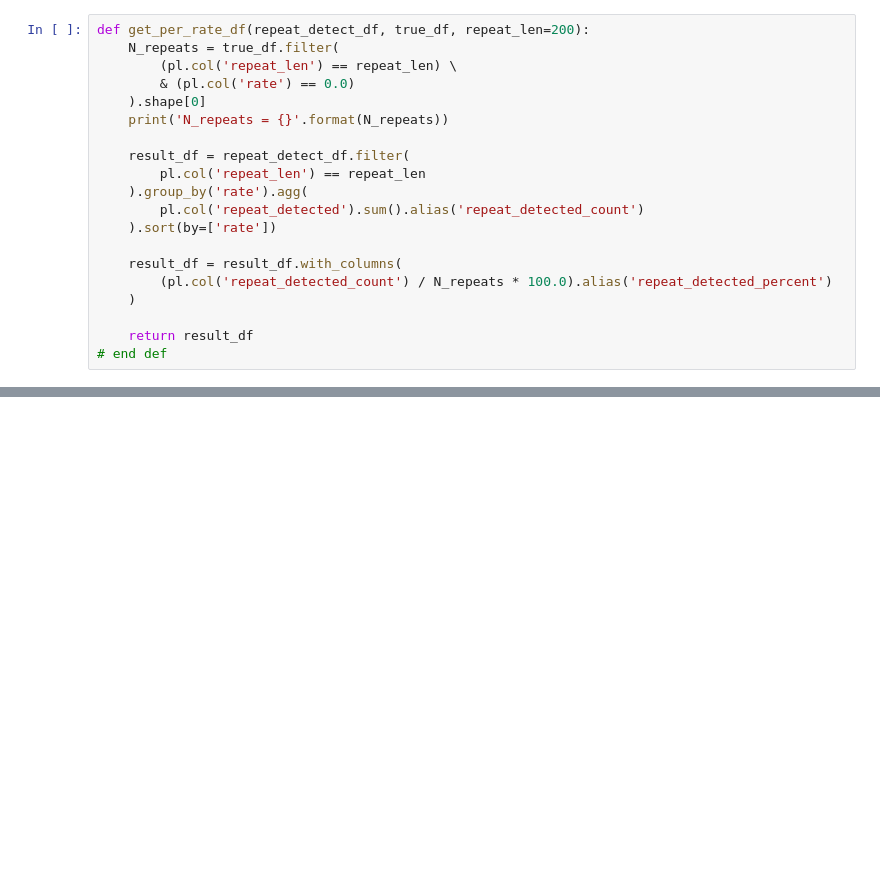
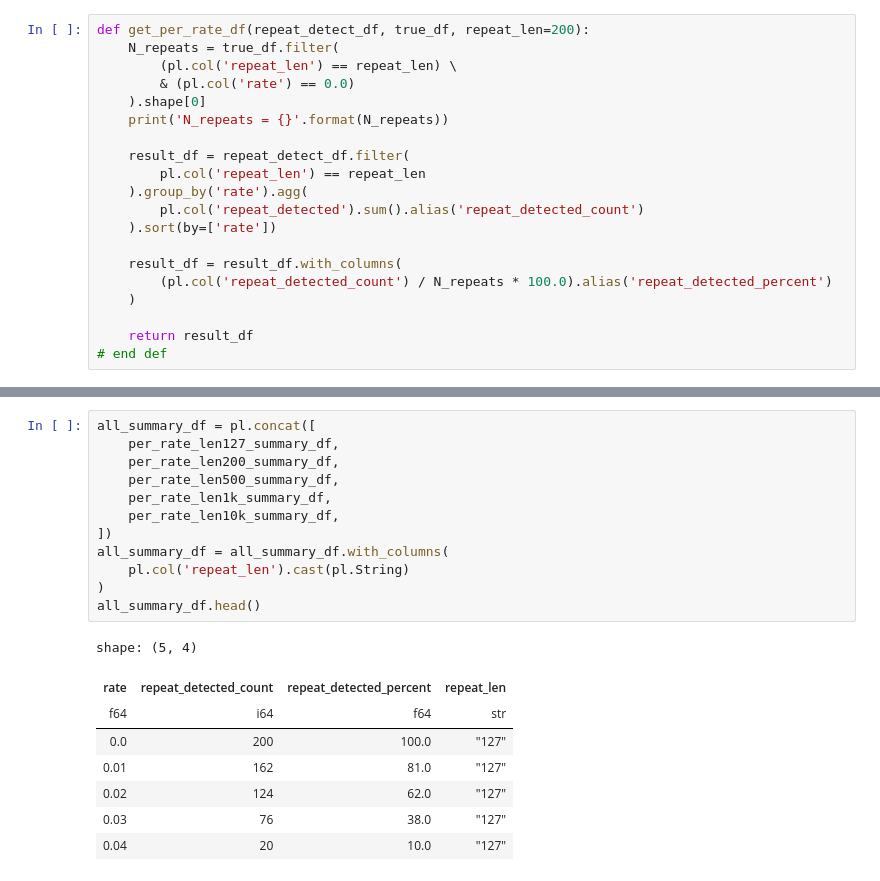
Before and after one commit to masikol/reverlor, a Jupyter notebook: param_selection/test_repeat_detection/tyk_ipynb/explore_basic_recall.ipynb, the cells around one changed output, grey strips where cells are left out. Drawn from its saved outputs; the diff is of its cells as text; blank space fills up the shorter version.

```diff
--- a/param_selection/test_repeat_detection/tyk_ipynb/explore_basic_recall.ipynb
+++ b/param_selection/test_repeat_detection/tyk_ipynb/explore_basic_recall.ipynb
@@ -312,0 +377,21 @@ sns.lineplot(
+# %%
+all_summary_df = pl.concat([
+    per_rate_len127_summary_df,
+    per_rate_len200_summary_df,
+    per_rate_len500_summary_df,
+    per_rate_len1k_summary_df,
+    per_rate_len10k_summary_df,
+])
+all_summary_df = all_summary_df.with_columns(
+    pl.col('repeat_len').cast(pl.String)
+)
+all_summary_df.head()
+# %% [output]
+shape: (5, 4)
+| rate | repeat_detected_count | repeat_detected_percent | repeat_len |
+| f64 | i64 | f64 | str |
+| 0.0 | 200 | 100.0 | "127" |
+| 0.01 | 162 | 81.0 | "127" |
+| 0.02 | 124 | 62.0 | "127" |
+| 0.03 | 76 | 38.0 | "127" |
+| 0.04 | 20 | 10.0 | "127" |
```
Also changed, not shown: parts of 26 cells of this notebook, 2 other files.
